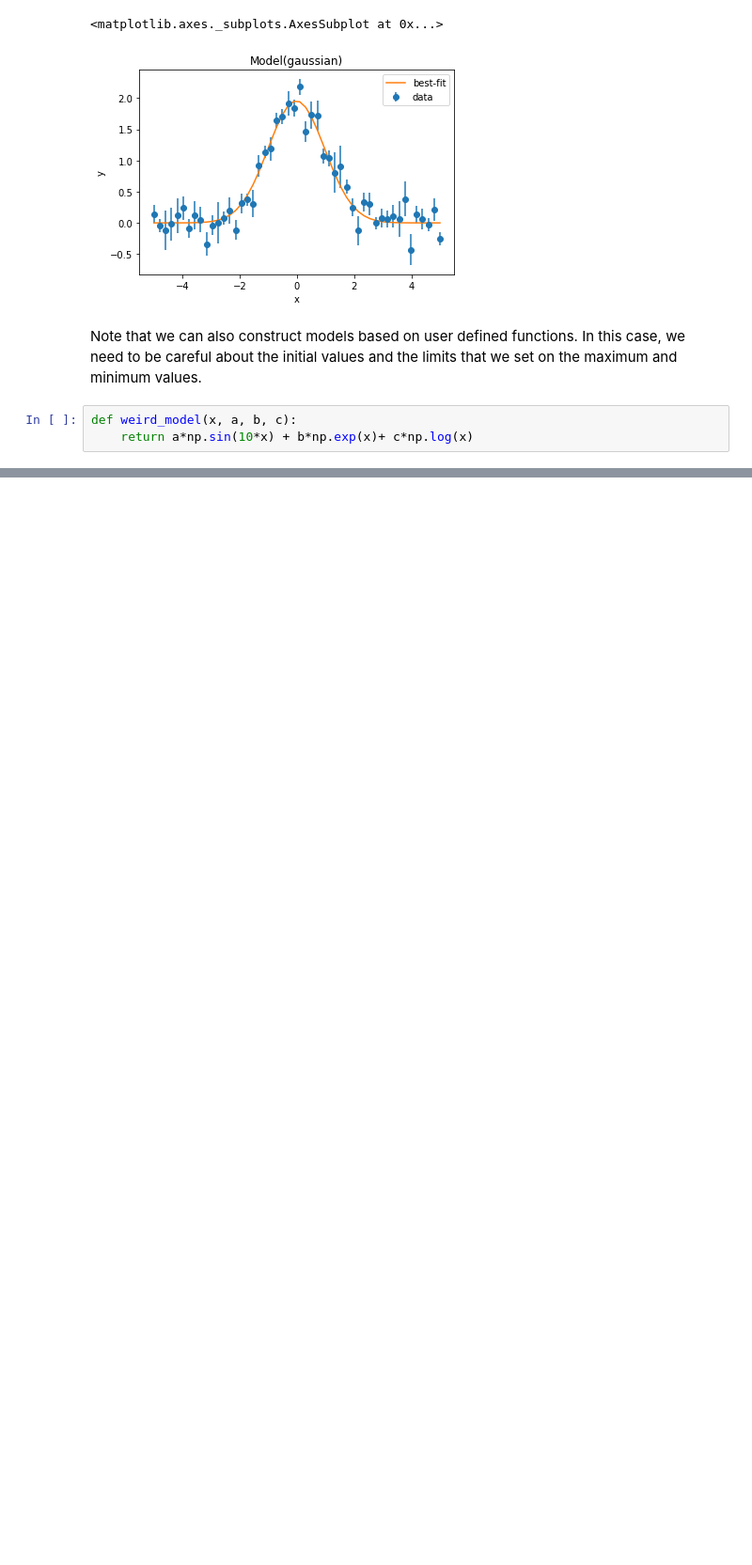
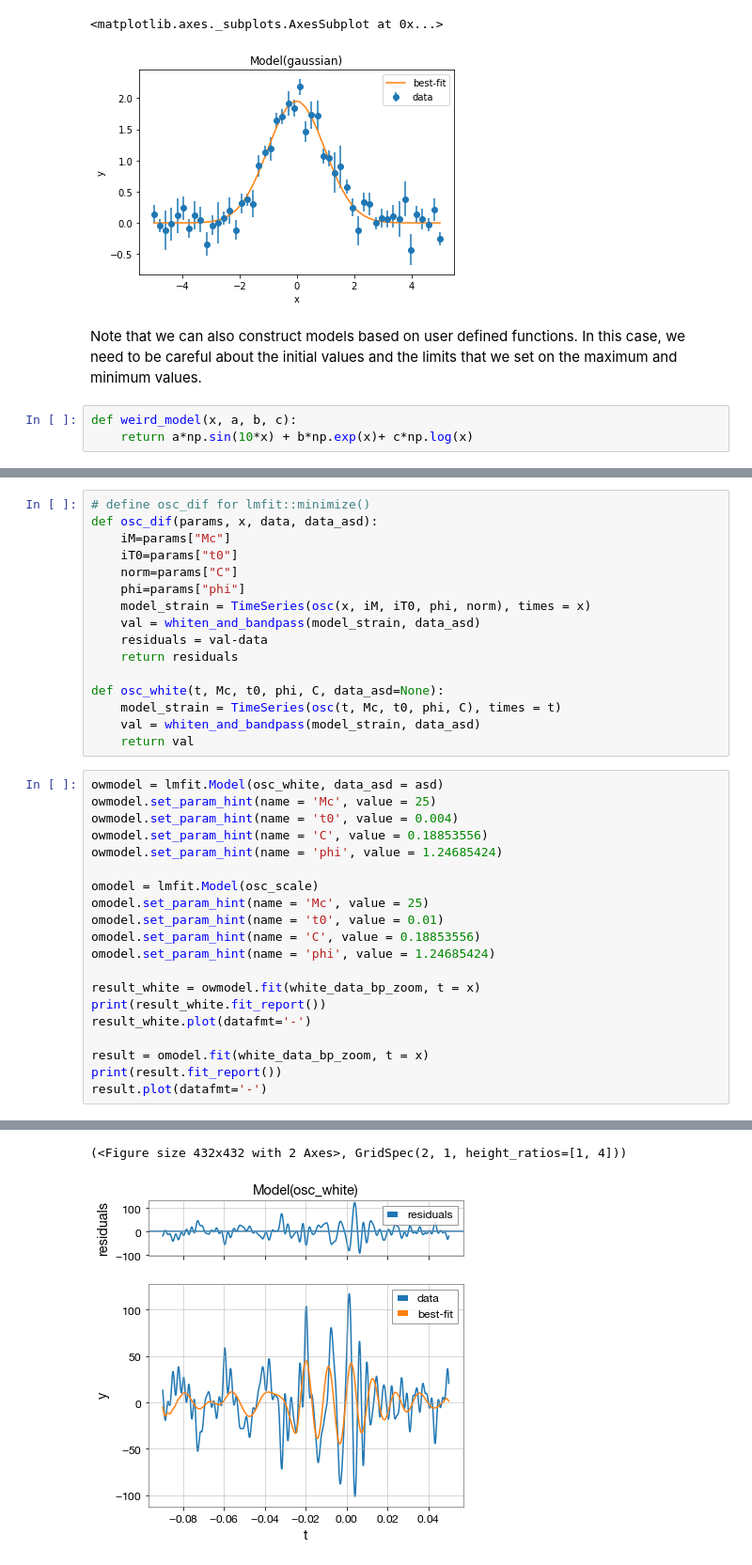
Before and after one commit to violatingcp/MIT_8.S50, a Jupyter notebook: Recitation3/rec3.ipynb, the cells around one changed output, grey strips where cells are left out. Shown at 94% size. Saved outputs shown, nothing was run; the diff lists cells and outputs as text; blank space fills up the shorter version.

```diff
--- a/Recitation3/rec3.ipynb
+++ b/Recitation3/rec3.ipynb
@@ -266,0 +374,37 @@ wmodel_result.plot()
+# %%
+# define osc_dif for lmfit::minimize()
+def osc_dif(params, x, data, data_asd):
+    iM=params["Mc"]
+    iT0=params["t0"]
+    norm=params["C"]
+    phi=params["phi"]
+    model_strain = TimeSeries(osc(x, iM, iT0, phi, norm), times = x)
+    val = whiten_and_bandpass(model_strain, data_asd)
+    residuals = val-data
+    return residuals
+
+def osc_white(t, Mc, t0, phi, C, data_asd=None):
+    model_strain = TimeSeries(osc(t, Mc, t0, phi, C), times = t)
+    val = whiten_and_bandpass(model_strain, data_asd)
+    return val
+# %%
+owmodel = lmfit.Model(osc_white, data_asd = asd)
+owmodel.set_param_hint(name = 'Mc', value = 25)
+owmodel.set_param_hint(name = 't0', value = 0.004)
+owmodel.set_param_hint(name = 'C', value = 0.18853556)
+owmodel.set_param_hint(name = 'phi', value = 1.24685424)
+
+omodel = lmfit.Model(osc_scale)
+omodel.set_param_hint(name = 'Mc', value = 25)
+omodel.set_param_hint(name = 't0', value = 0.01)
+omodel.set_param_hint(name = 'C', value = 0.18853556)
+omodel.set_param_hint(name = 'phi', value = 1.24685424)
+
+result_white = owmodel.fit(white_data_bp_zoom, t = x)
+print(result_white.fit_report())
+result_white.plot(datafmt='-')
+
+result = omodel.fit(white_data_bp_zoom, t = x)
+print(result.fit_report())
+result.plot(datafmt='-')
+# %% [output]
@@ -266,0 +428,2 @@ wmodel_result.plot()
+(<Figure size 432x432 with 2 Axes>, GridSpec(2, 1, height_ratios=[1, 4]))
+[figure, added]
```
Also changed, not shown: parts of 14 cells of this notebook.
